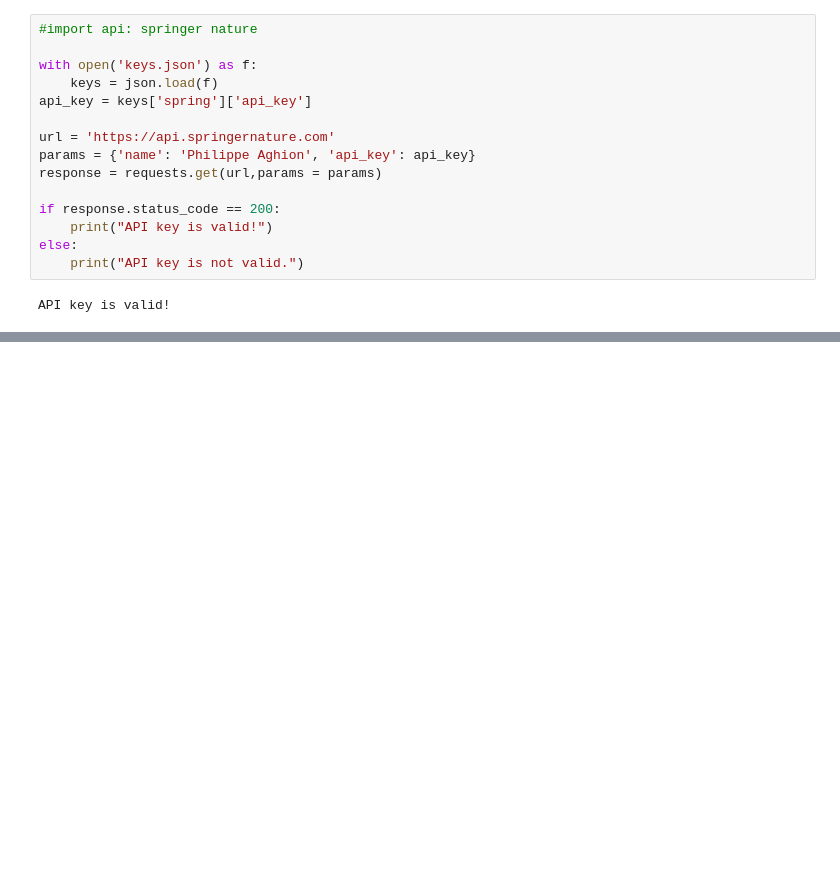
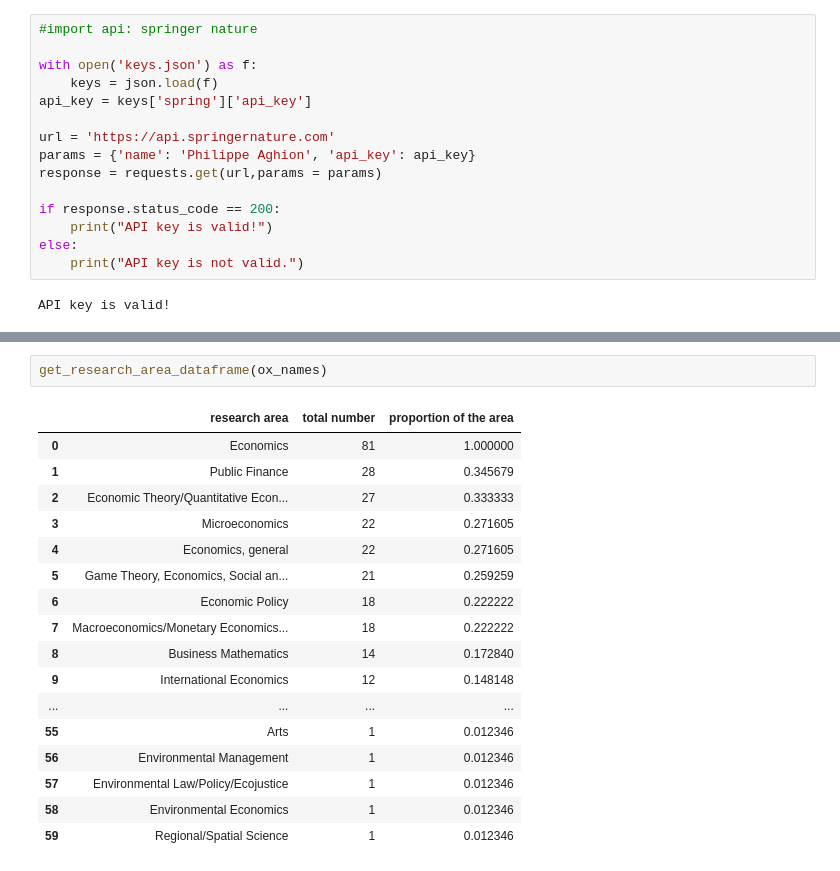
Before and after one commit to kannuoya/st115_project_lse, a Jupyter notebook: project111.ipynb, the cells around one changed output, grey strips where cells are left out. Saved outputs shown, nothing was run; the diff lists cells and outputs as text; blank space fills up the shorter version.

```diff
--- a/project111.ipynb
+++ b/project111.ipynb
@@ -148,0 +189,20 @@ print(dict_num_paper)
+# %%
+get_research_area_dataframe(ox_names)
+# %% [output]
+|  | research area | total number | proportion of the area |
+| 0 | Economics | 81 | 1.000000 |
+| 1 | Public Finance | 28 | 0.345679 |
+| 2 | Economic Theory/Quantitative Econ... | 27 | 0.333333 |
+| 3 | Microeconomics | 22 | 0.271605 |
+| 4 | Economics, general | 22 | 0.271605 |
+| 5 | Game Theory, Economics, Social an... | 21 | 0.259259 |
+| 6 | Economic Policy | 18 | 0.222222 |
+| 7 | Macroeconomics/Monetary Economics... | 18 | 0.222222 |
+| 8 | Business Mathematics | 14 | 0.172840 |
+| 9 | International Economics | 12 | 0.148148 |
+| ... | ... | ... | ... |
+| 55 | Arts | 1 | 0.012346 |
+| 56 | Environmental Management | 1 | 0.012346 |
+| 57 | Environmental Law/Policy/Ecojustice | 1 | 0.012346 |
+| 58 | Environmental Economics | 1 | 0.012346 |
+| 59 | Regional/Spatial Science | 1 | 0.012346 |
```
Also changed, not shown: parts of 9 cells of this notebook.
